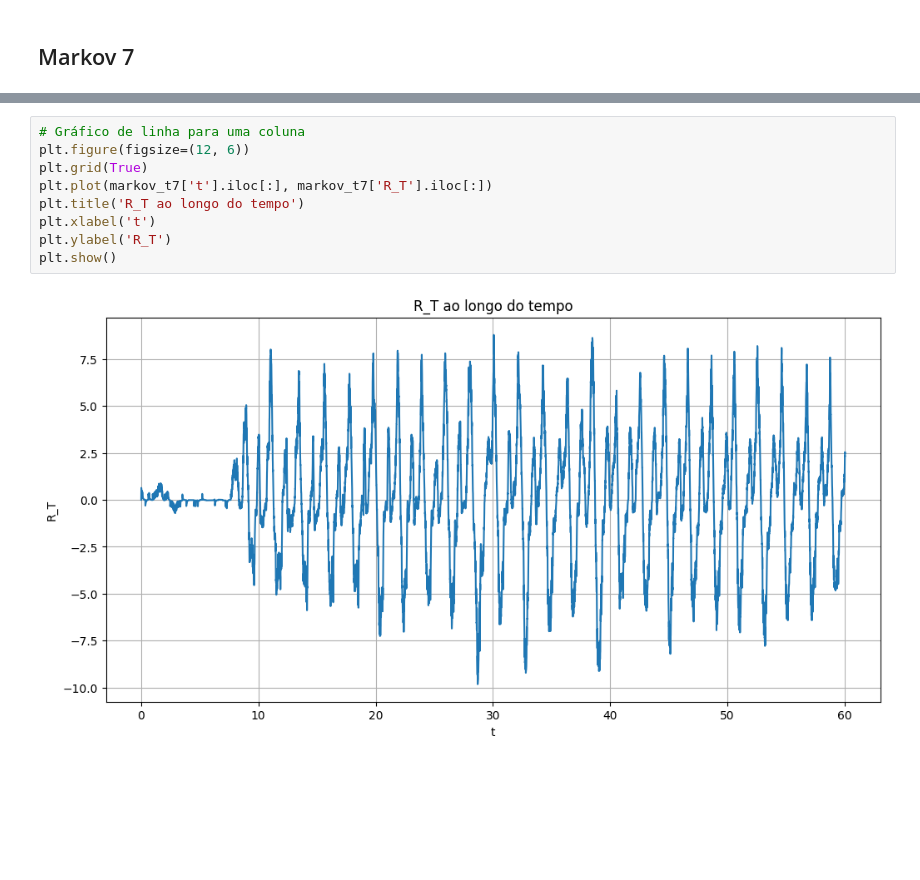
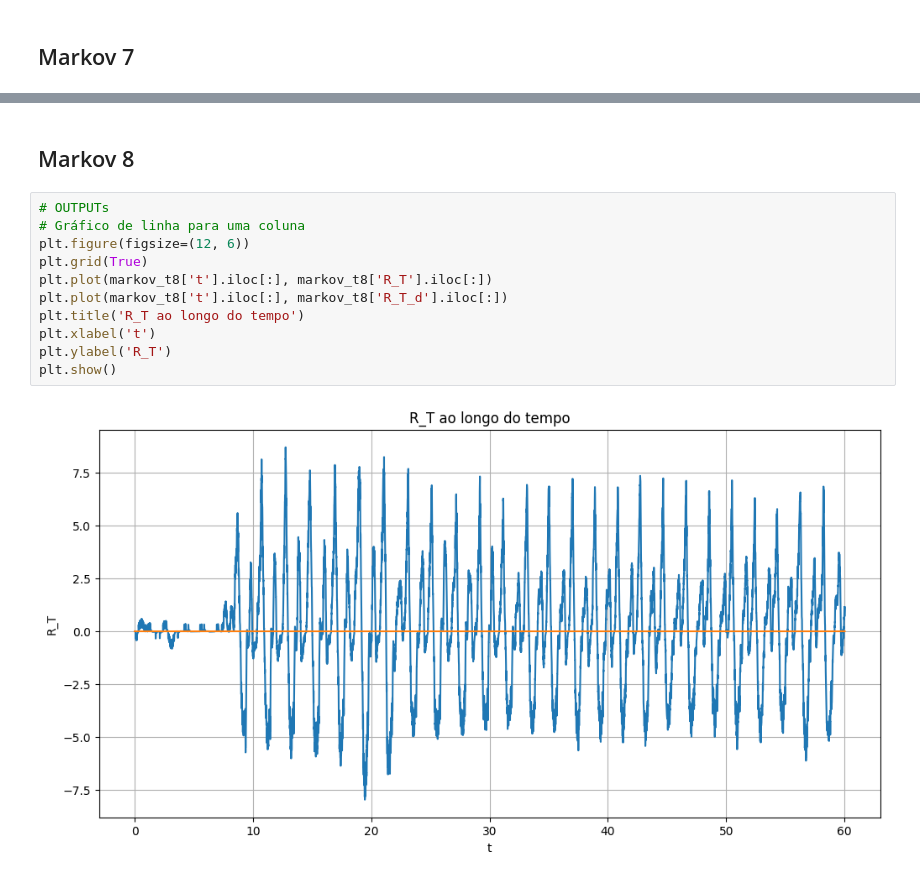
Before and after one commit to EricRibeiroAlves/Interacao-Humano-Robo, a Jupyter notebook: Codigo/[AP_T]_Eric_Markovs.ipynb, the cells around one changed output, grey strips where cells are left out. Drawn from its saved outputs; the diff is of its cells as text; blank space fills up the shorter version.

```diff
--- a/Codigo/[AP_T]_Eric_Markovs.ipynb
+++ b/Codigo/[AP_T]_Eric_Markovs.ipynb
@@ -624,11 +188,15 @@ plt.show()
+# %% [markdown]
+## Markov 8
 # %%
+# OUTPUTs
 # Gráfico de linha para uma coluna
 plt.figure(figsize=(12, 6))
 plt.grid(True)
-plt.plot(markov_t7['t'].iloc[:], markov_t7['R_T'].iloc[:])
+plt.plot(markov_t8['t'].iloc[:], markov_t8['R_T'].iloc[:])
+plt.plot(markov_t8['t'].iloc[:], markov_t8['R_T_d'].iloc[:])
 plt.title('R_T ao longo do tempo')
 plt.xlabel('t')
 plt.ylabel('R_T')
 plt.show()
 # %% [output]
-[figure, old version]
+[figure, new version]
```
Also changed, not shown: parts of 13 cells of this notebook.
